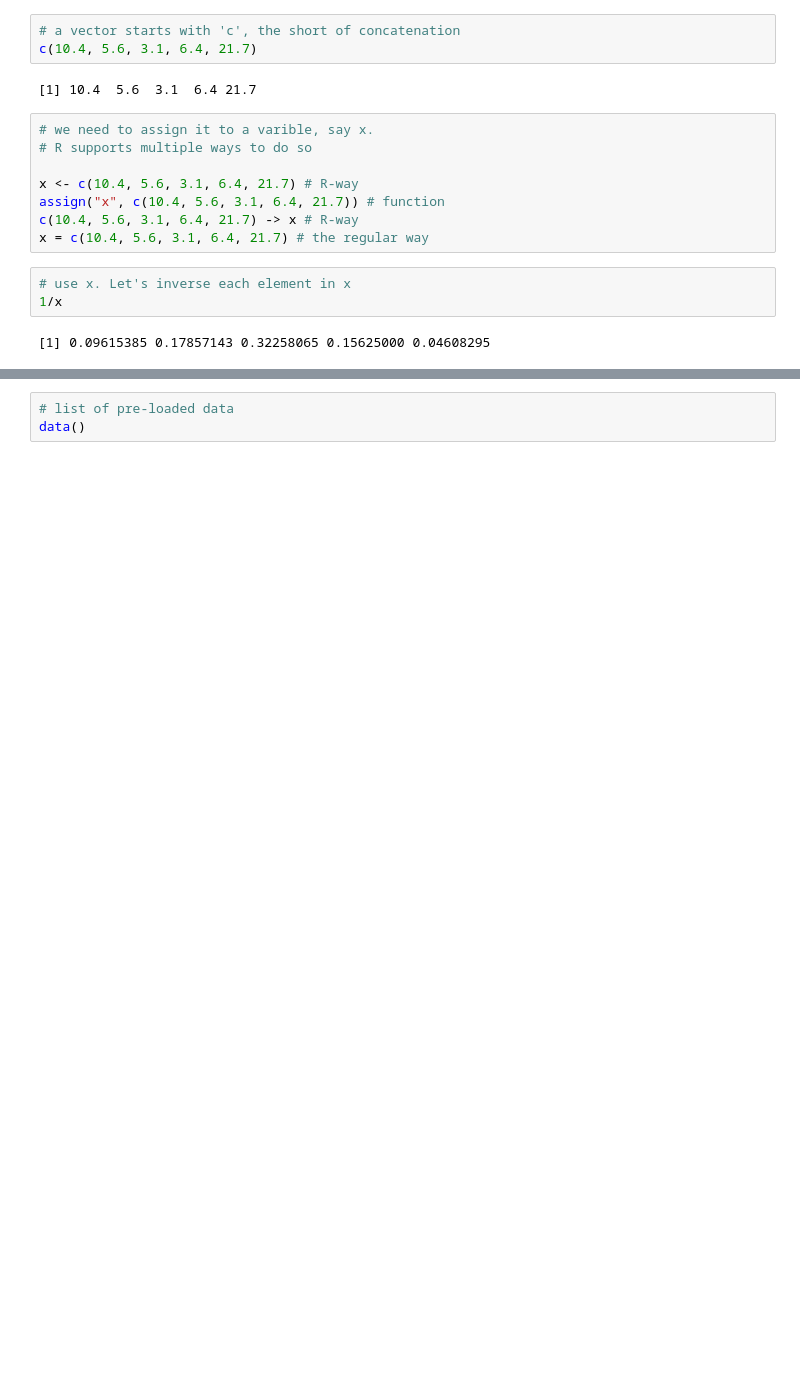
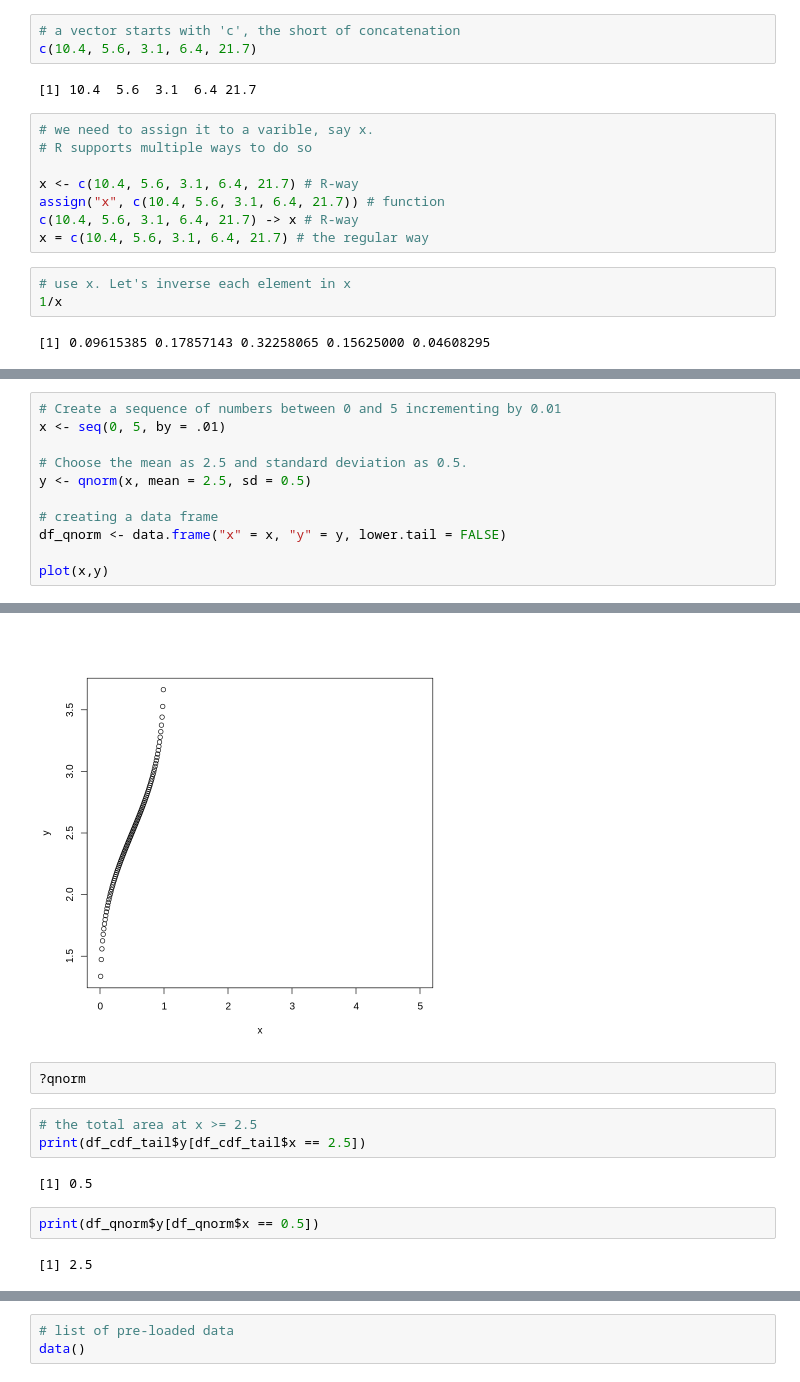
Before and after one commit to HZXZHANG/ist526-1, a Jupyter notebook: Intro_to_R.ipynb, the cells around one changed output, grey strips where cells are left out. Drawn from its saved outputs; the diff is of its cells as text; blank space fills up the shorter version.

```diff
--- a/Intro_to_R.ipynb
+++ b/Intro_to_R.ipynb
@@ -26,0 +125,12 @@ x = c(10.4, 5.6, 3.1, 6.4, 21.7) # the regular way
+# %%
+# Create a sequence of numbers between 0 and 5 incrementing by 0.01
+x <- seq(0, 5, by = .01)
+
+# Choose the mean as 2.5 and standard deviation as 0.5.
+y <- qnorm(x, mean = 2.5, sd = 0.5)
+
+# creating a data frame
+df_qnorm <- data.frame("x" = x, "y" = y, lower.tail = FALSE)
+
+plot(x,y)
+# %% [output]
@@ -26,0 +139,12 @@ x = c(10.4, 5.6, 3.1, 6.4, 21.7) # the regular way
+[figure, added]
+# %%
+?qnorm
+# %%
+# the total area at x >= 2.5
+print(df_cdf_tail$y[df_cdf_tail$x == 2.5])
+# %% [output]
+[1] 0.5
+# %%
+print(df_qnorm$y[df_qnorm$x == 0.5])
+# %% [output]
+[1] 2.5
```
Also changed, not shown: parts of 102 cells of this notebook.
